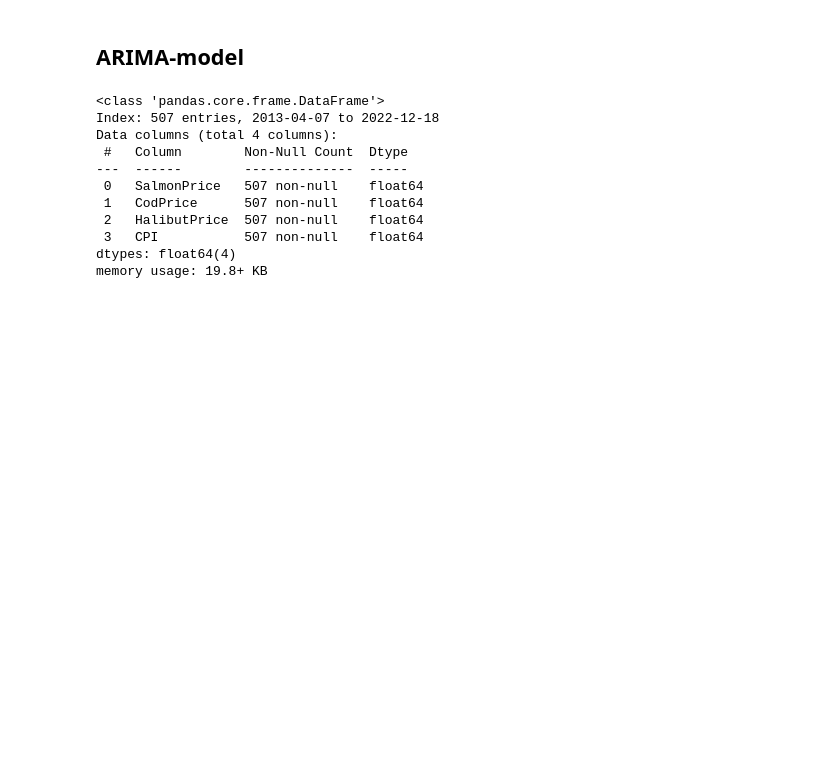
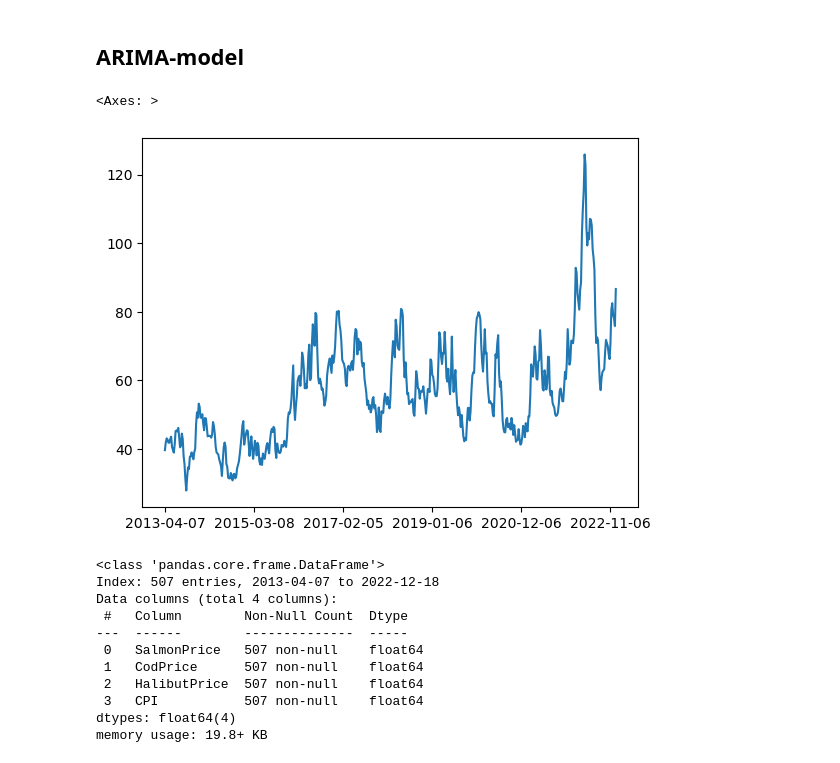
Before and after one commit to BachelorLaks/bachelor2023, a Jupyter notebook: data/ARIMA.ipynb, the cells around one changed output. Saved outputs shown, nothing was run; the diff lists cells and outputs as text; code cells hidden in the pictures; blank space fills up the shorter version.

```diff
--- a/data/ARIMA.ipynb
+++ b/data/ARIMA.ipynb
@@ -7,6 +7,11 @@ import numpy as np
 from statsmodels.tsa.stattools import adfuller
 # %%
 var_set = pd.read_csv('var_set.csv',index_col=0)
+# %%
+var_set.SalmonPrice.plot()
+# %% [output]
+<Axes: >
+[figure, added]
 # %%
 var_set.info()
 # %% [output]
```
Also changed, not shown: 9 other files.
